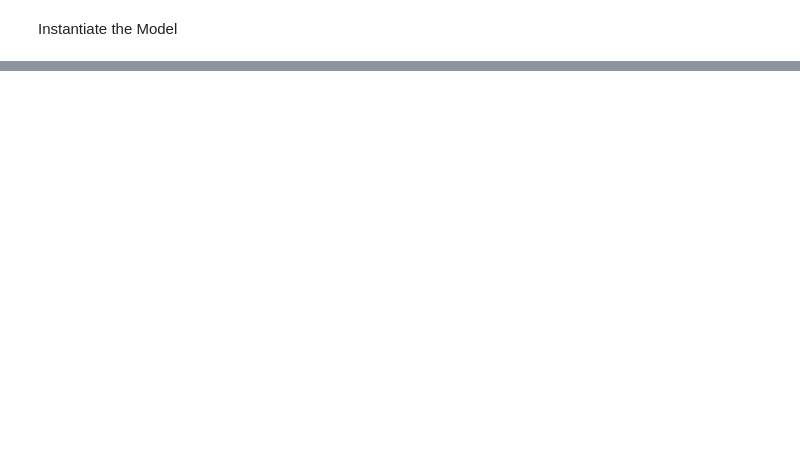
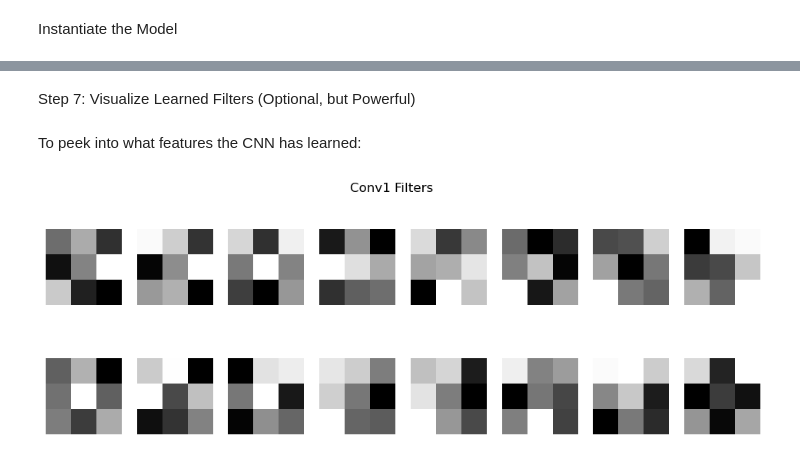
Before and after one commit to vishnuas22/Deep-Learning, a Jupyter notebook: 30.09 Mini CNN Project – Dog vs Not-Dog (CIFAR-10)-.ipynb, the cells around one changed output, grey strips where cells are left out. Cells and saved outputs as stored; diff of their text form; code cells hidden in the pictures; blank space fills up the shorter version.

```diff
--- a/30.09 Mini CNN Project – Dog vs Not-Dog (CIFAR-10)-.ipynb
+++ b/30.09 Mini CNN Project – Dog vs Not-Dog (CIFAR-10)-.ipynb
@@ -130,0 +174,24 @@ DogNet(
+# %%
+model.eval()  # Switch to eval mode
+
+correct = 0
+
+total = 0
+
+
+with torch.no_grad():
+
+    for images, labels in test_loader:
+
+        images, labels = images.to('mps'), labels.to('mps').float().unsqueeze(1)
+
+        outputs = model(images)
+
+        predicted = (outputs > 0.5).float()
+
+        total += labels.size(0)
+
+        correct += (predicted == labels).sum().item()
+
+
+    print(f'Test Accuracy: {correct / total :.4f}')
@@ -130,0 +252,25 @@ DogNet(
+# %% [markdown]
+Step 7: Visualize Learned Filters (Optional, but Powerful)
+# %% [markdown]
+To peek into what features the CNN has learned:
+# %%
+# Visualize filters of the first conv layer
+
+filters = model.conv1.weight.data.cpu()
+
+
+fig, axs = plt.subplots(2,8, figsize=(12,4))
+
+for i in range(16):
+
+    ax = axs[i // 8, i % 8]
+
+    ax.imshow(filters[i][0], cmap='gray')
+
+    ax.axis('off')
+
+plt.suptitle('Conv1 Filters')
+
+plt.show()
+# %% [output]
+[figure, added]
```
Also changed, not shown: parts of 22 cells of this notebook.
